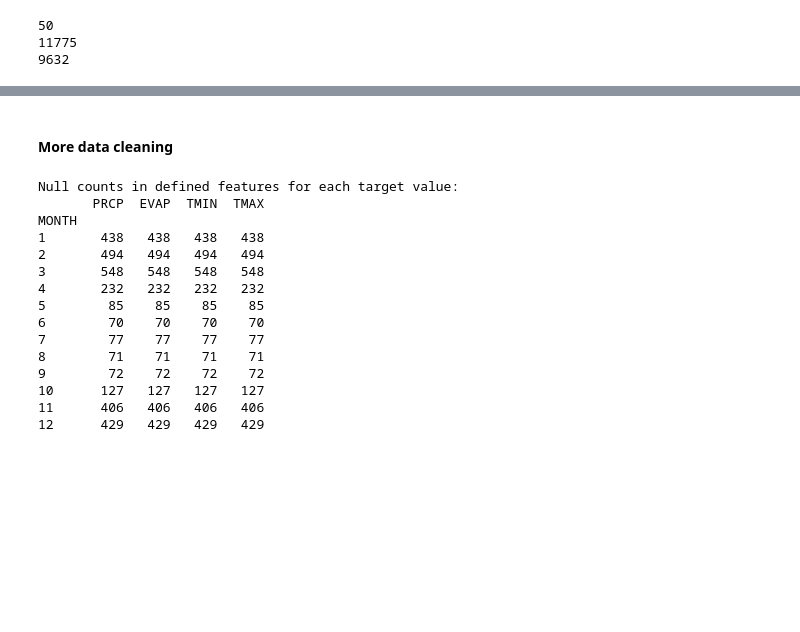
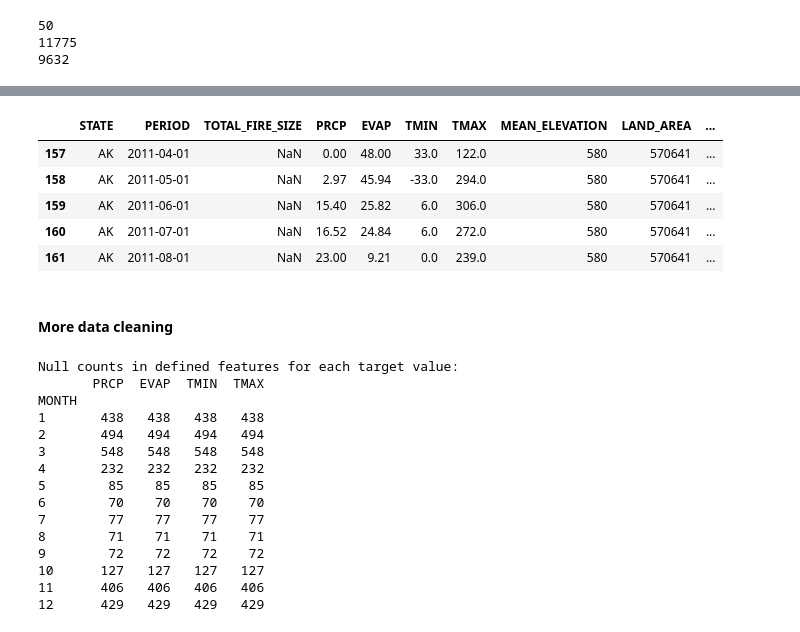
Before and after one commit to mflodzinski/Hackathon-Epoch, a Jupyter notebook: main.ipynb, the cells around one changed output, grey strips where cells are left out. Saved outputs shown, nothing was run; the diff lists cells and outputs as text; code cells hidden in the pictures; blank space fills up the shorter version.

```diff
--- a/main.ipynb
+++ b/main.ipynb
@@ -94,6 +44,20 @@ state_weather_wildfire_data.head()
 | 2 | AK | 1992-06 | 86460.6 | 14.03 | 39.27 | -17.0 | 322.0 | 580 | 570641 | ... |
 | 3 | AK | 1992-07 | 48578.5 | 16.78 | 30.91 | 28.0 | 300.0 | 580 | 570641 | ... |
 | 4 | AK | 1992-08 | 3321.8 | 10.46 | 20.14 | -33.0 | 267.0 | 580 | 570641 | ... |
+# %%
+cutoff_date = pd.to_datetime("2011-01", format='%Y-%m')
+
+state_weather_wildfire_data['PERIOD'] = pd.to_datetime(state_weather_wildfire_data['PERIOD'], format='%Y-%m')
+df_filtered = state_weather_wildfire_data[state_weather_wildfire_data['PERIOD'] >= cutoff_date]
+
+df_filtered.head()
+# %% [output]
+|  | STATE | PERIOD | TOTAL_FIRE_SIZE | PRCP | EVAP | TMIN | TMAX | MEAN_ELEVATION | LAND_AREA | ... |
+| 157 | AK | 2011-04-01 | NaN | 0.00 | 48.00 | 33.0 | 122.0 | 580 | 570641 | ... |
+| 158 | AK | 2011-05-01 | NaN | 2.97 | 45.94 | -33.0 | 294.0 | 580 | 570641 | ... |
+| 159 | AK | 2011-06-01 | NaN | 15.40 | 25.82 | 6.0 | 306.0 | 580 | 570641 | ... |
+| 160 | AK | 2011-07-01 | NaN | 16.52 | 24.84 | 6.0 | 272.0 | 580 | 570641 | ... |
+| 161 | AK | 2011-08-01 | NaN | 23.00 | 9.21 | 0.0 | 239.0 | 580 | 570641 | ... |
 # %% [markdown]
 #### More data cleaning
 # %%
```
Also changed, not shown: parts of 22 cells of this notebook, 1 other file.
